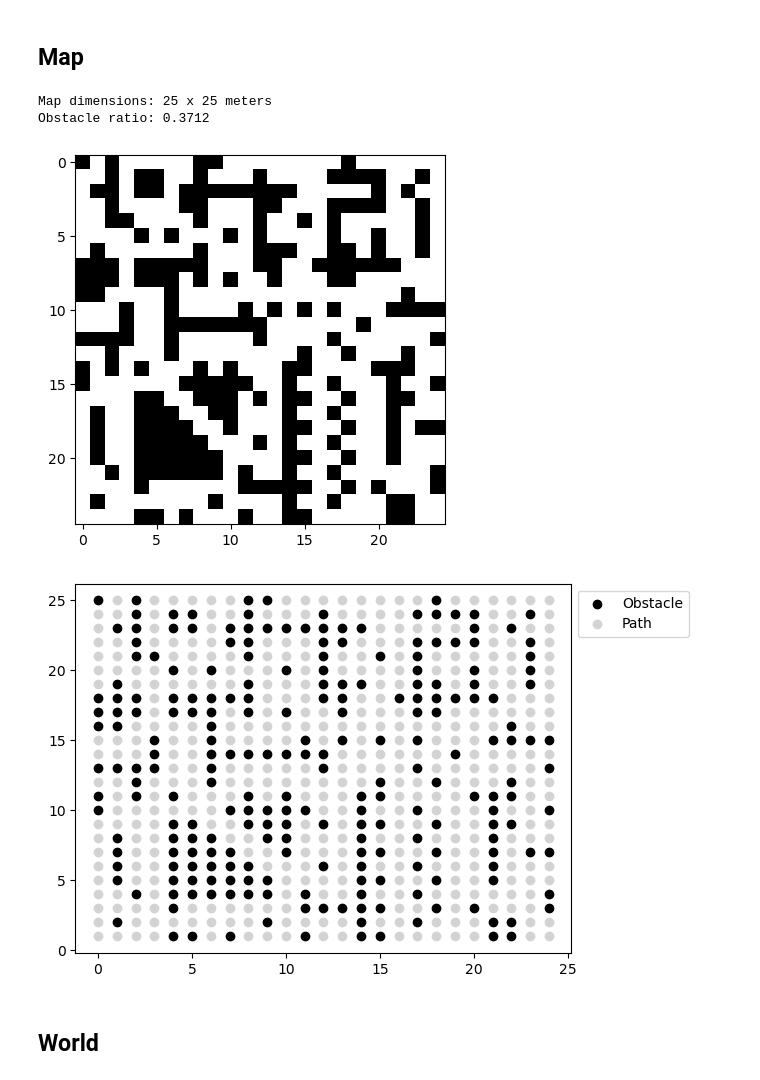
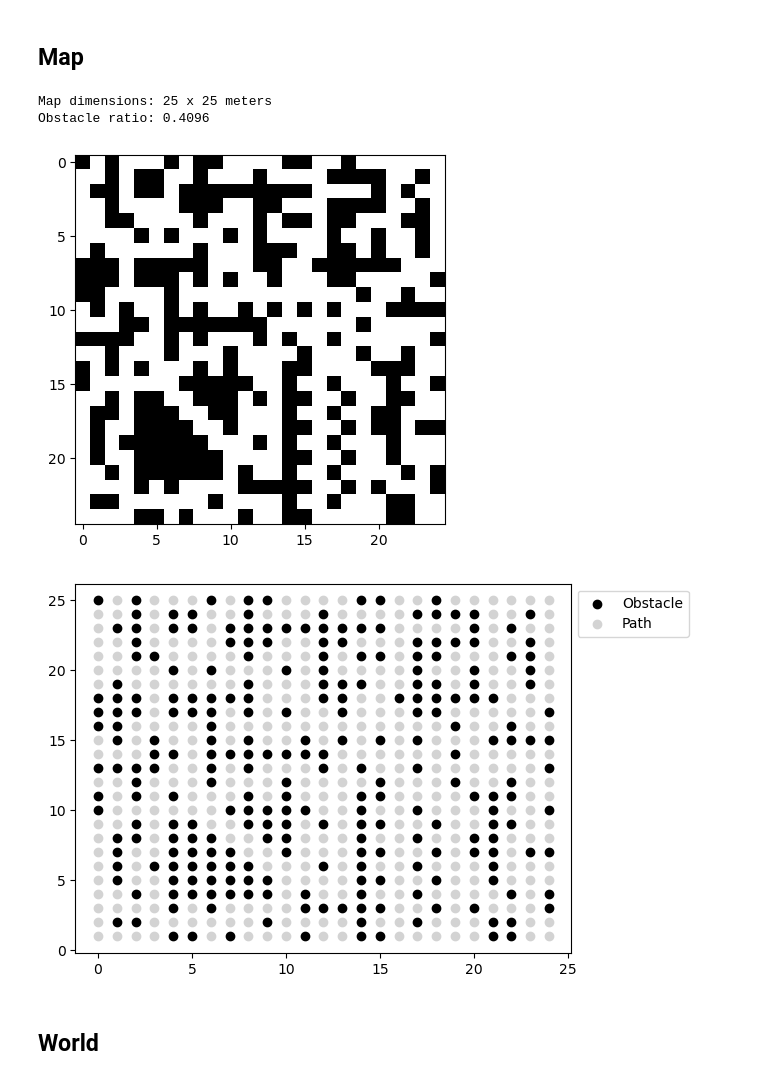
Before and after one commit to aaprile2/collision_avoidance_bayes_analysis, a Jupyter notebook: simulation.ipynb, the cells around one changed output. Cells and saved outputs as stored; diff of their text form; code cells hidden in the pictures.

```diff
--- a/simulation.ipynb
+++ b/simulation.ipynb
@@ -16,15 +16,15 @@ from maps.map import Map
 ## Map
 # %%
 map = Map()
-map_arr = map.load_map('maps/saved_maps/map_3.npy')
+map_arr = map.load_map('maps/saved_maps/map_4.npy')
 map.display()
 
 print(f'Map dimensions: {map_arr.shape[0]} x {map_arr.shape[1]} meters')
 print(f'Obstacle ratio: {map.get_obstacle_ratio()}')
 # %% [output]
 Map dimensions: 25 x 25 meters
-Obstacle ratio: 0.3712
+Obstacle ratio: 0.4096
-[figure, old version]
+[figure, new version]
 # %%
 # Get Cartesian coordinates
 cartesian_coords = map.image_to_cartesian()
@@ -40,7 +40,7 @@ plt.scatter(path_coords[:, 0], path_coords[:, 1], color='lightgray', label='Path
 plt.legend(loc='upper right', bbox_to_anchor=(1.25, 1.0))
 plt.show()
 # %% [output]
-[figure, old version]
+[figure, new version]
 # %%
 # Get upper left and lower right coordinates for each obstacle box
 obstacle_boxes = []
```
Also changed, not shown: parts of 8 cells of this notebook, 5 other files.
